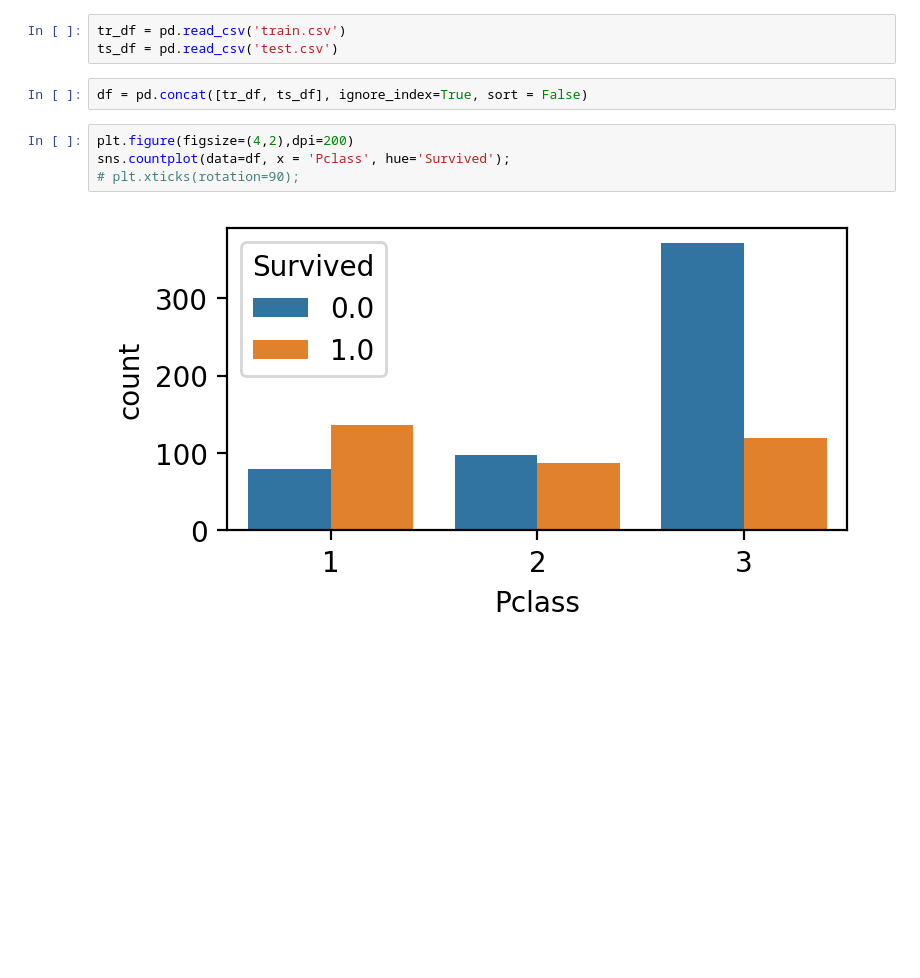
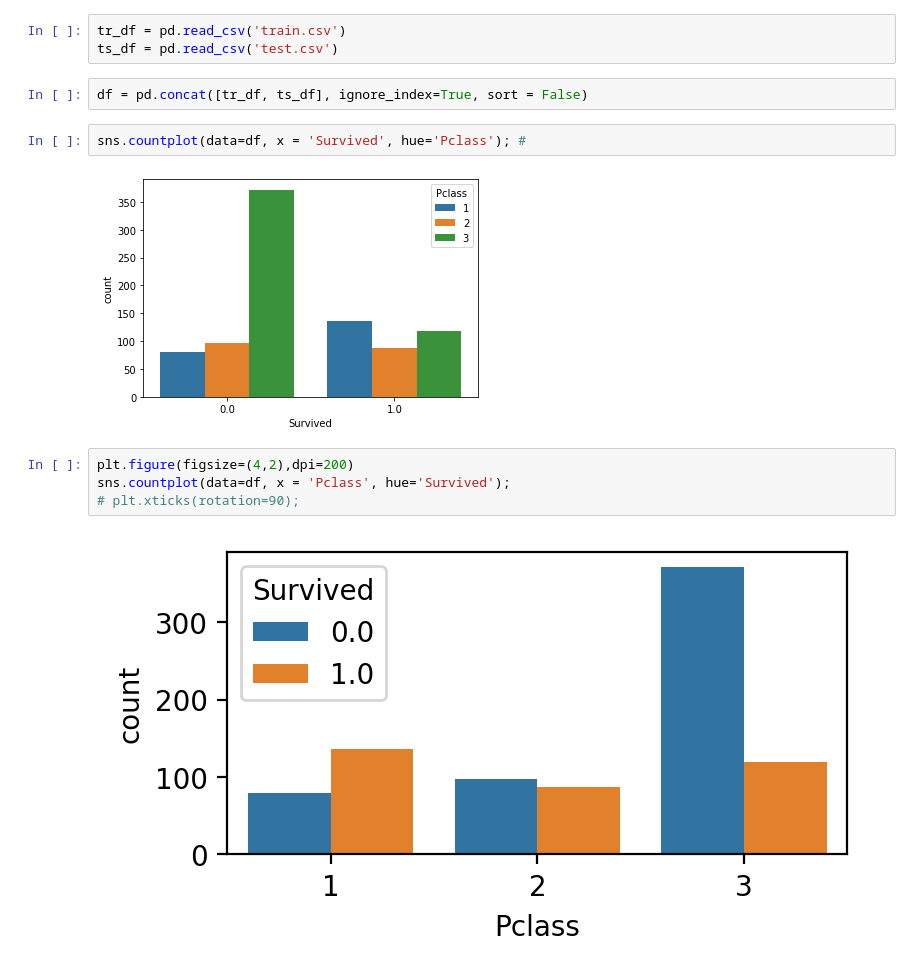
Before and after one commit to bronkaeux/titanik_data_research, a Jupyter notebook: titanik_research.ipynb, the cells around one changed output. Drawn from its saved outputs; the diff is of its cells as text; blank space fills up the shorter version.

```diff
--- a/titanik_research.ipynb
+++ b/titanik_research.ipynb
@@ -10,6 +10,10 @@ tr_df = pd.read_csv('train.csv')
 ts_df = pd.read_csv('test.csv')
 # %%
 df = pd.concat([tr_df, ts_df], ignore_index=True, sort = False)
+# %%
+sns.countplot(data=df, x = 'Survived', hue='Pclass'); #
+# %% [output]
+[figure, added]
 # %%
 plt.figure(figsize=(4,2),dpi=200)
 sns.countplot(data=df, x = 'Pclass', hue='Survived');
```
